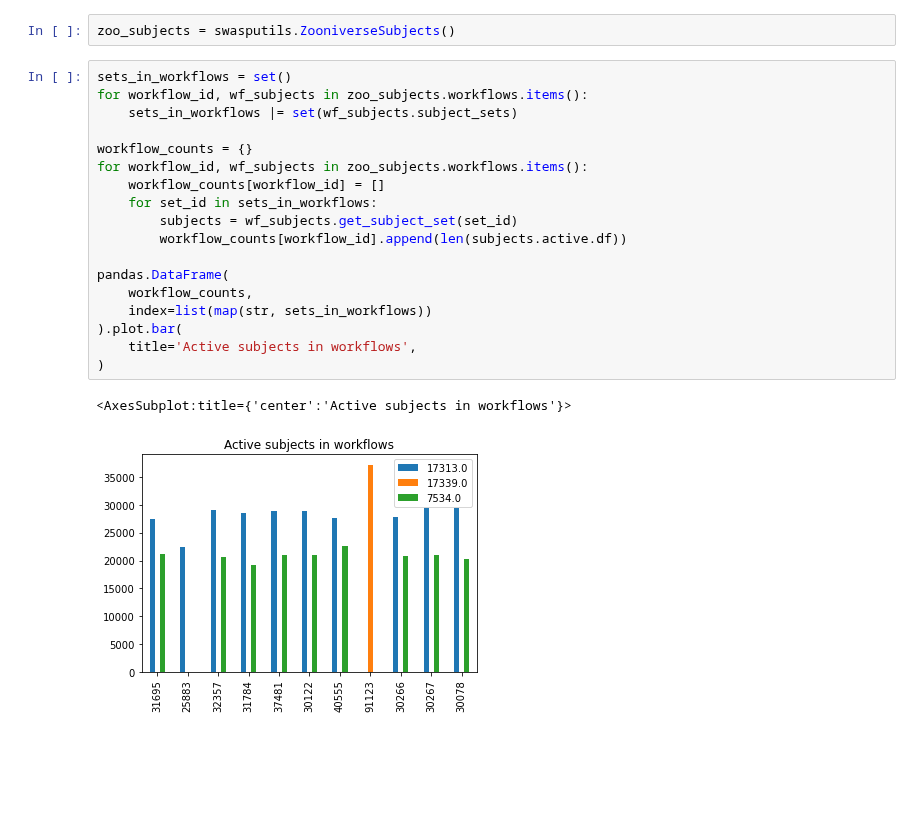
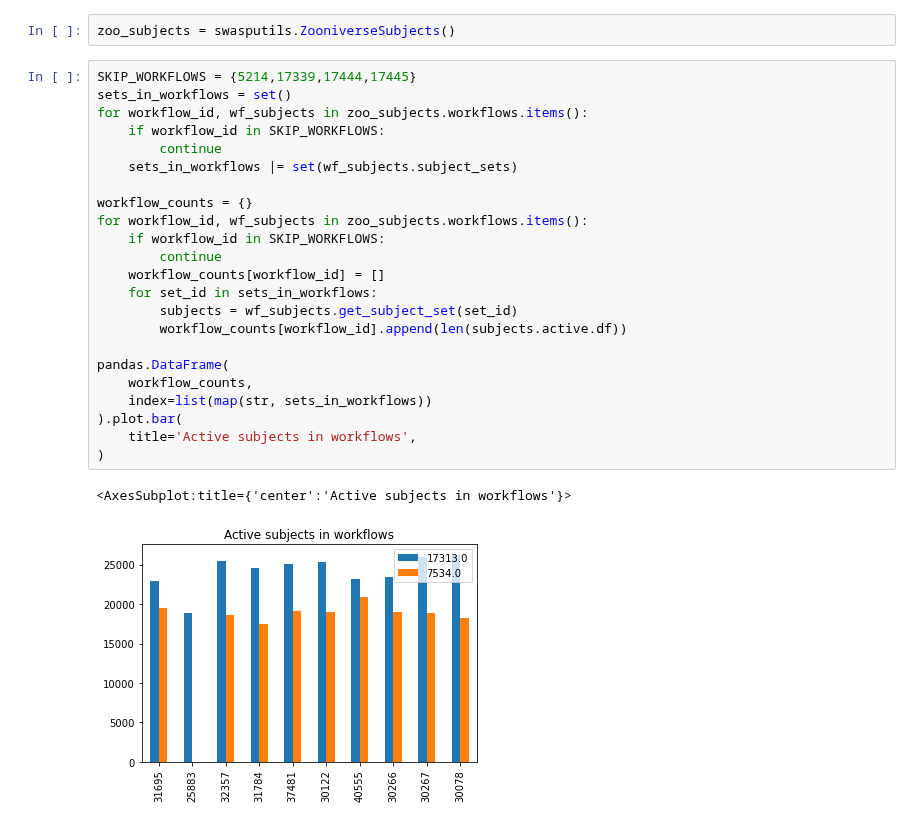
Before and after one commit to adammcmaster/superwasp-tools, a Jupyter notebook: zooniverse_sets.ipynb, the cells around one changed output. Drawn from its saved outputs; the diff is of its cells as text; blank space fills up the shorter version.

```diff
--- a/zooniverse_sets.ipynb
+++ b/zooniverse_sets.ipynb
@@ -5,23 +5,28 @@ import swasputils
 # %%
 zoo_subjects = swasputils.ZooniverseSubjects()
 # %%
+SKIP_WORKFLOWS = {5214,17339,17444,17445}
 sets_in_workflows = set()
 for workflow_id, wf_subjects in zoo_subjects.workflows.items():
+    if workflow_id in SKIP_WORKFLOWS:
+        continue
     sets_in_workflows |= set(wf_subjects.subject_sets)
 
 workflow_counts = {}
 for workflow_id, wf_subjects in zoo_subjects.workflows.items():
+    if workflow_id in SKIP_WORKFLOWS:
+        continue
     workflow_counts[workflow_id] = []
     for set_id in sets_in_workflows:
         subjects = wf_subjects.get_subject_set(set_id)
         workflow_counts[workflow_id].append(len(subjects.active.df))
 
 pandas.DataFrame(
     workflow_counts,
     index=list(map(str, sets_in_workflows))
 ).plot.bar(
     title='Active subjects in workflows',
 )
 # %% [output]
 <AxesSubplot:title={'center':'Active subjects in workflows'}>
-[figure, old version]
+[figure, new version]
```
Also changed, not shown: 3 other files.
